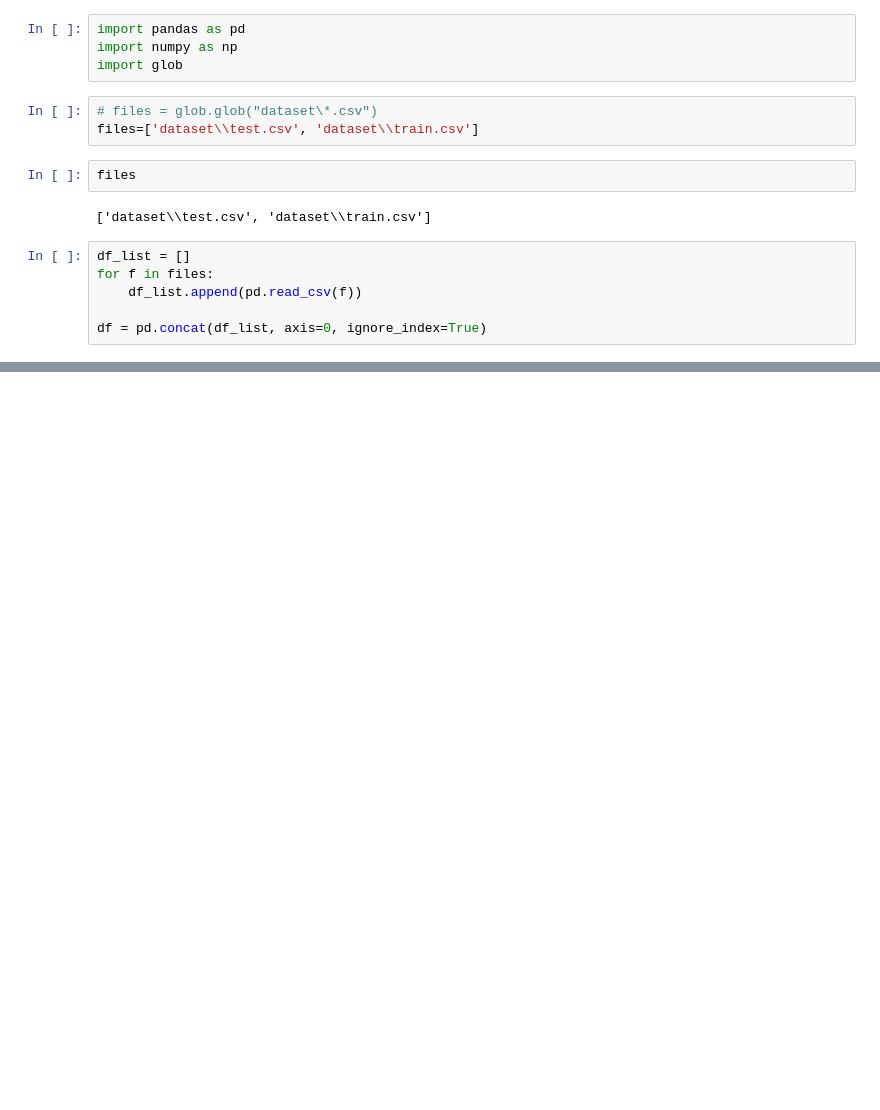
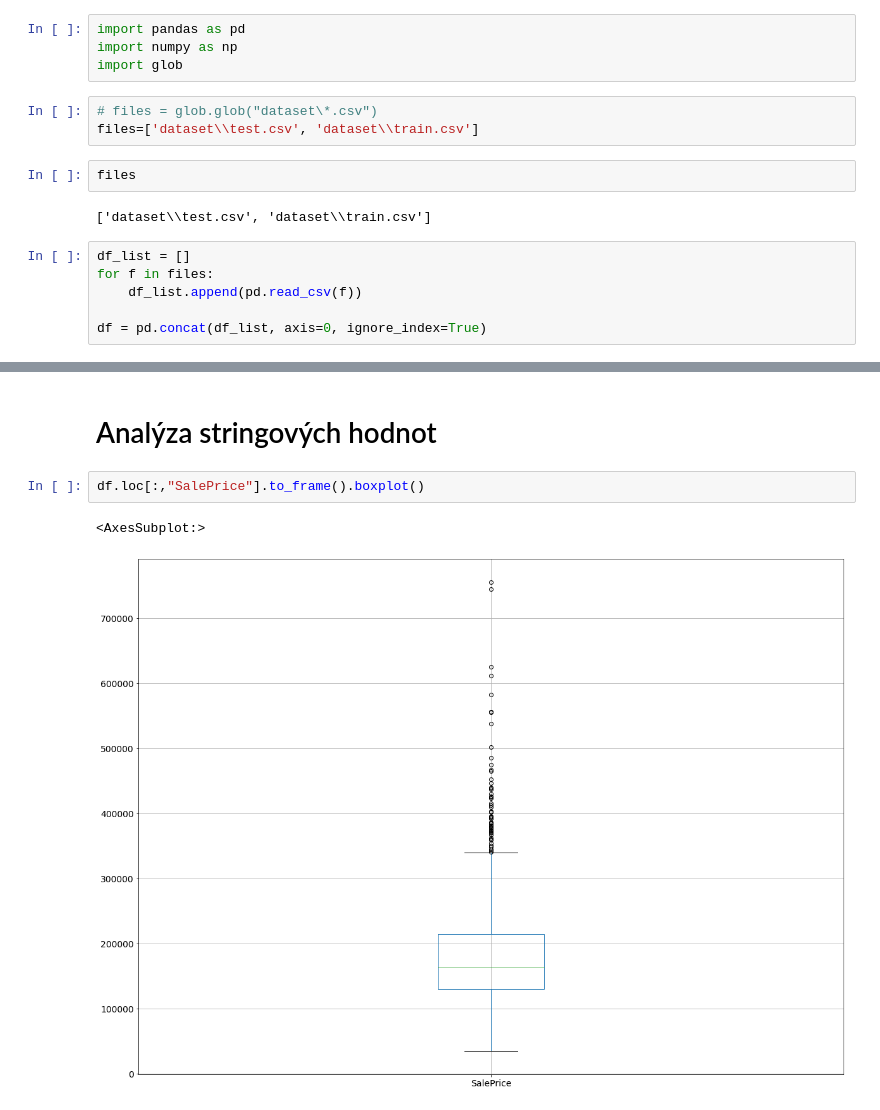
Before and after one commit to MrZH6/Pandas, a Jupyter notebook: Project.ipynb, the cells around one changed output, grey strips where cells are left out. Saved outputs shown, nothing was run; the diff lists cells and outputs as text; blank space fills up the shorter version.

```diff
--- a/Project.ipynb
+++ b/Project.ipynb
@@ -35,0 +145,7 @@ df
+# %% [markdown]
+# Analýza stringových hodnot
+# %%
+df.loc[:,"SalePrice"].to_frame().boxplot()
+# %% [output]
+<AxesSubplot:>
+[figure, added]
```
Also changed, not shown: parts of 19 cells of this notebook.
